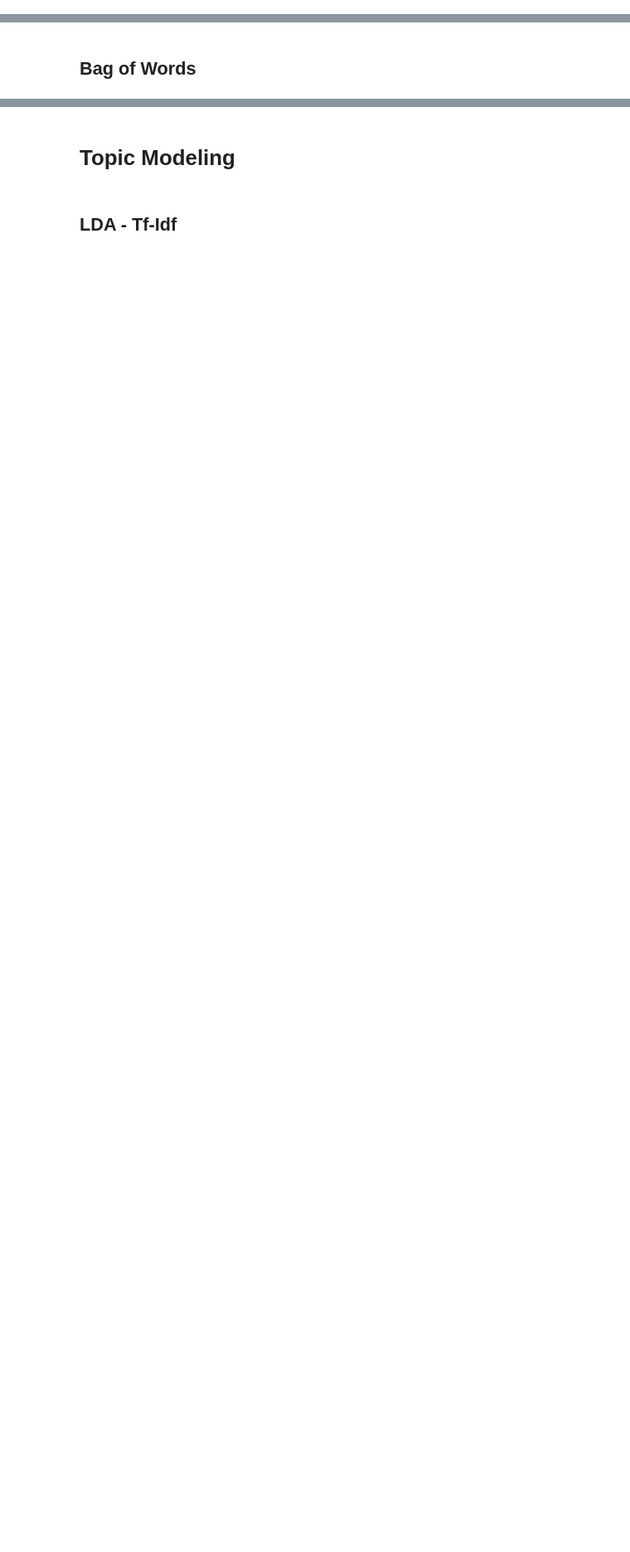
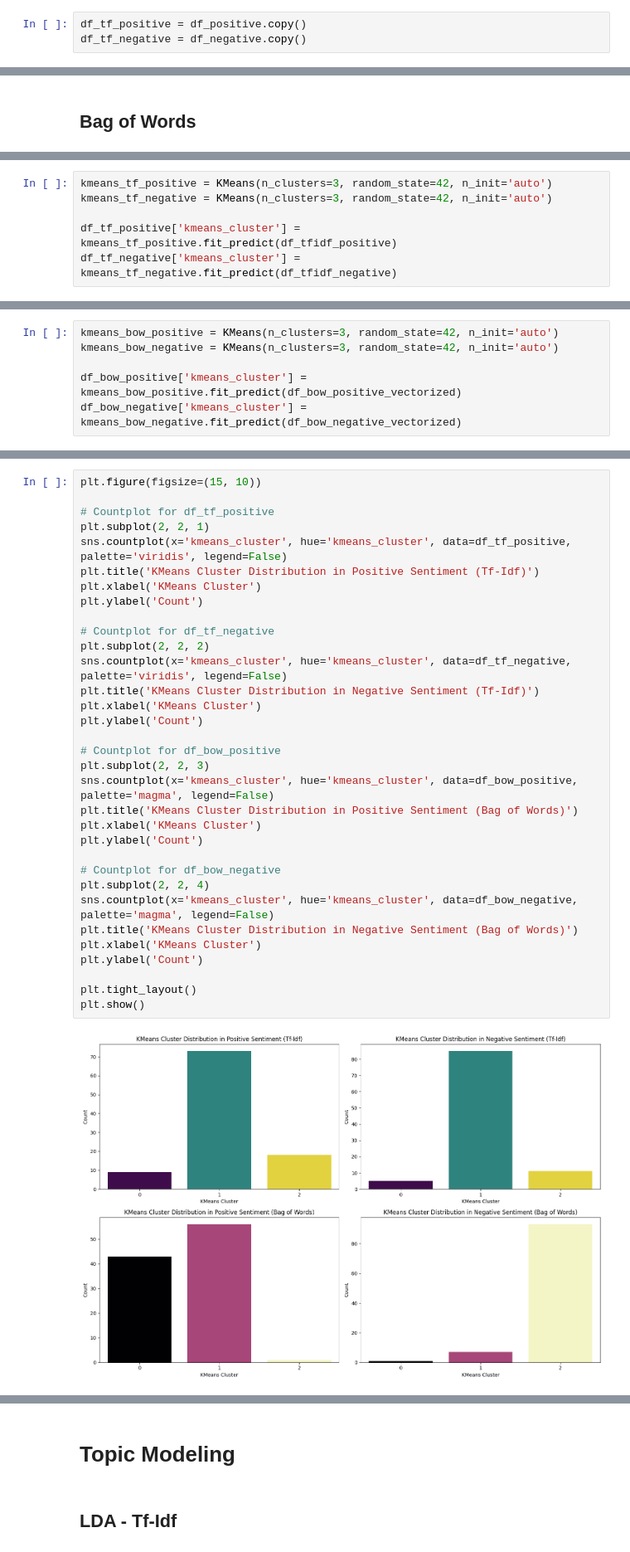
Before and after one commit to latifhilmii/pemrosesan-teks, a Jupyter notebook: Clustering/Text Clustering.ipynb, the cells around one changed output, grey strips where cells are left out. Shown at 83% size. Saved outputs shown, nothing was run; the diff lists cells and outputs as text; blank space fills up the shorter version.

```diff
--- a/Clustering/Text Clustering.ipynb
+++ b/Clustering/Text Clustering.ipynb
@@ -237,0 +136,3 @@ df_tfidf = pd.DataFrame(tfidf_matrix.toarray(), columns=feature_names)
+# %%
+df_tf_positive = df_positive.copy()
+df_tf_negative = df_negative.copy()
@@ -525,0 +174,6 @@ Passing `palette` without assigning `hue` is deprecated and will be removed in v
+# %%
+kmeans_tf_positive = KMeans(n_clusters=3, random_state=42, n_init='auto')
+kmeans_tf_negative = KMeans(n_clusters=3, random_state=42, n_init='auto')
+
+df_tf_positive['kmeans_cluster'] = kmeans_tf_positive.fit_predict(df_tfidf_positive)
+df_tf_negative['kmeans_cluster'] = kmeans_tf_negative.fit_predict(df_tfidf_negative)
@@ -525,0 +182,6 @@ Passing `palette` without assigning `hue` is deprecated and will be removed in v
+# %%
+kmeans_bow_positive = KMeans(n_clusters=3, random_state=42, n_init='auto')
+kmeans_bow_negative = KMeans(n_clusters=3, random_state=42, n_init='auto')
+
+df_bow_positive['kmeans_cluster'] = kmeans_bow_positive.fit_predict(df_bow_positive_vectorized)
+df_bow_negative['kmeans_cluster'] = kmeans_bow_negative.fit_predict(df_bow_negative_vectorized)
@@ -525,0 +190,35 @@ Passing `palette` without assigning `hue` is deprecated and will be removed in v
+# %%
+plt.figure(figsize=(15, 10))
+
+# Countplot for df_tf_positive
+plt.subplot(2, 2, 1)
+sns.countplot(x='kmeans_cluster', hue='kmeans_cluster', data=df_tf_positive, palette='viridis', legend=False)
+plt.title('KMeans Cluster Distribution in Positive Sentiment (Tf-Idf)')
+plt.xlabel('KMeans Cluster')
+plt.ylabel('Count')
+
+# Countplot for df_tf_negative
+plt.subplot(2, 2, 2)
+sns.countplot(x='kmeans_cluster', hue='kmeans_cluster', data=df_tf_negative, palette='viridis', legend=False)
+plt.title('KMeans Cluster Distribution in Negative Sentiment (Tf-Idf)')
+plt.xlabel('KMeans Cluster')
+plt.ylabel('Count')
+
+# Countplot for df_bow_positive
+plt.subplot(2, 2, 3)
+sns.countplot(x='kmeans_cluster', hue='kmeans_cluster', data=df_bow_positive, palette='magma', legend=False)
+plt.title('KMeans Cluster Distribution in Positive Sentiment (Bag of Words)')
+plt.xlabel('KMeans Cluster')
+plt.ylabel('Count')
+
+# Countplot for df_bow_negative
+plt.subplot(2, 2, 4)
+sns.countplot(x='kmeans_cluster', hue='kmeans_cluster', data=df_bow_negative, palette='magma', legend=False)
+plt.title('KMeans Cluster Distribution in Negative Sentiment (Bag of Words)')
+plt.xlabel('KMeans Cluster')
+plt.ylabel('Count')
+
+plt.tight_layout()
+plt.show()
+# %% [output]
+[figure, added]
```
Also changed, not shown: parts of 51 cells of this notebook.
